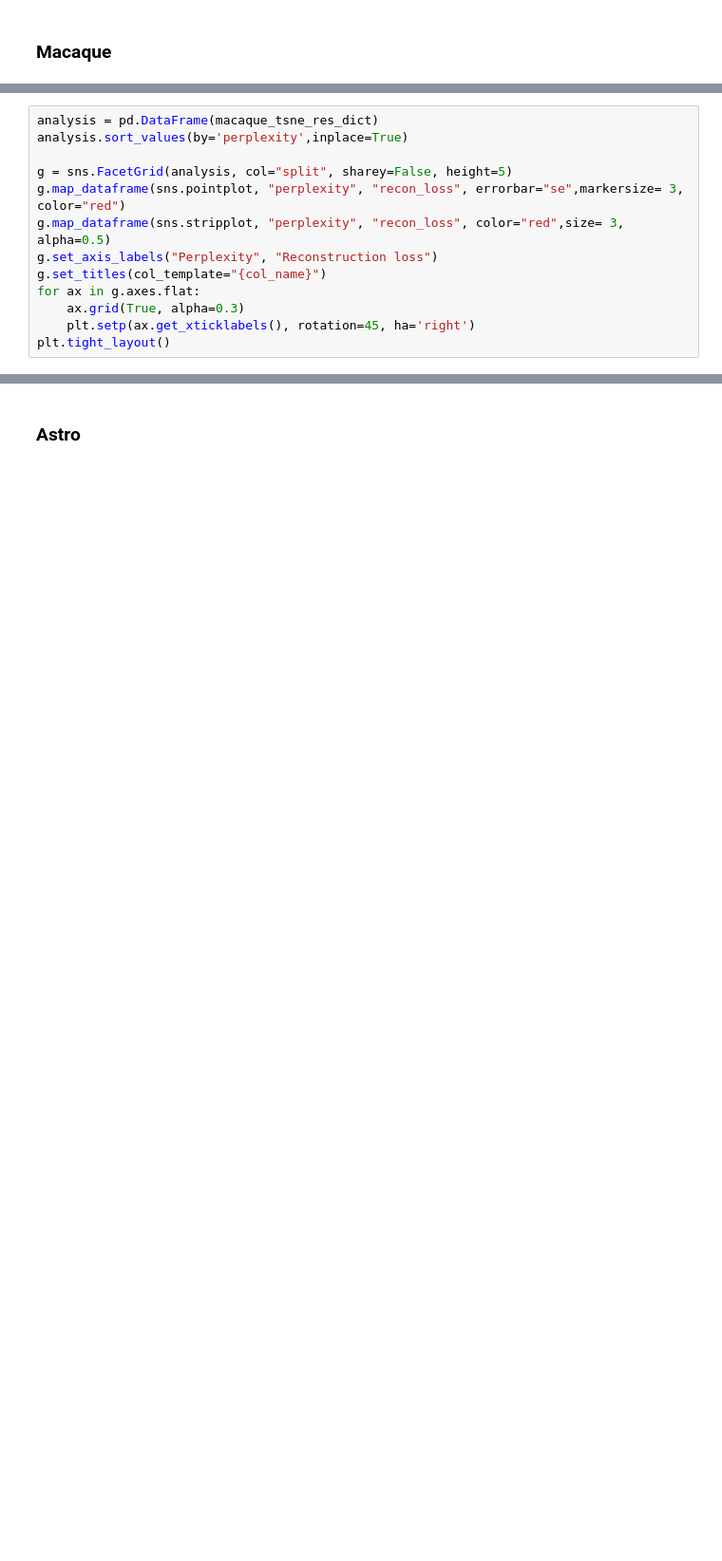
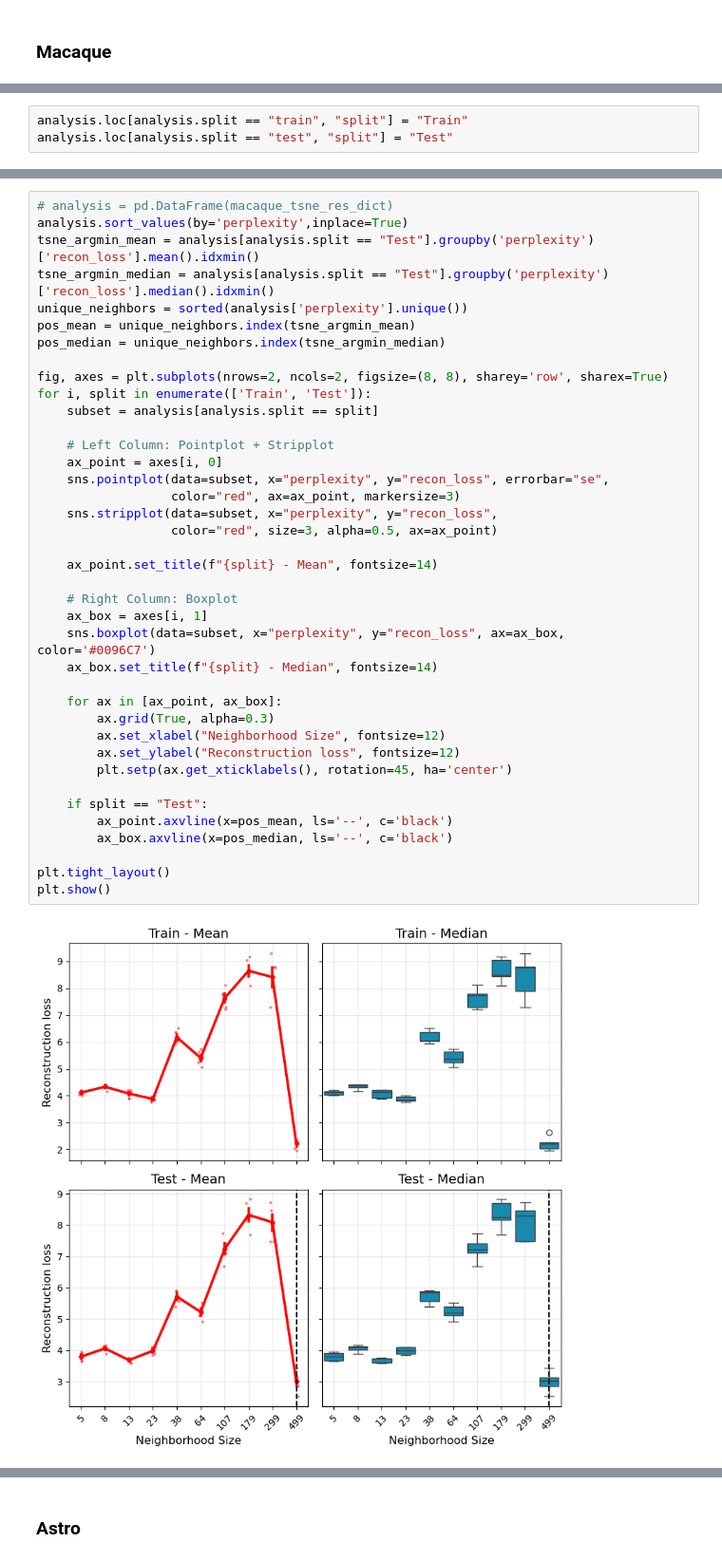
Before and after one commit to DataSlingers/MEDAL, a Jupyter notebook: notebooks/compare_teachers.ipynb, the cells around one changed output, grey strips where cells are left out. Shown at 95% size. Drawn from its saved outputs; the diff is of its cells as text; blank space fills up the shorter version.

```diff
--- a/notebooks/compare_teachers.ipynb
+++ b/notebooks/compare_teachers.ipynb
@@ -1080,13 +1108,0 @@ FileNotFoundError: [Errno 2] No such file or directory: '/shared/share_mala/irch
-# %%
-analysis = pd.DataFrame(macaque_tsne_res_dict)
-analysis.sort_values(by='perplexity',inplace=True)
-
-g = sns.FacetGrid(analysis, col="split", sharey=False, height=5)
-g.map_dataframe(sns.pointplot, "perplexity", "recon_loss", errorbar="se",markersize= 3, color="red")
-g.map_dataframe(sns.stripplot, "perplexity", "recon_loss", color="red",size= 3, alpha=0.5)
-g.set_axis_labels("Perplexity", "Reconstruction loss")
-g.set_titles(col_template="{col_name}")
-for ax in g.axes.flat:
-    ax.grid(True, alpha=0.3)
-    plt.setp(ax.get_xticklabels(), rotation=45, ha='right')
-plt.tight_layout()
@@ -1094,0 +1109,3 @@ plt.tight_layout()
+# %%
+analysis.loc[analysis.split == "train", "split"] = "Train"
+analysis.loc[analysis.split == "test", "split"] = "Test"
@@ -1094,0 +1128,41 @@ plt.tight_layout()
+# %%
+# analysis = pd.DataFrame(macaque_tsne_res_dict)
+analysis.sort_values(by='perplexity',inplace=True)
+tsne_argmin_mean = analysis[analysis.split == "Test"].groupby('perplexity')['recon_loss'].mean().idxmin()
+tsne_argmin_median = analysis[analysis.split == "Test"].groupby('perplexity')['recon_loss'].median().idxmin()
+unique_neighbors = sorted(analysis['perplexity'].unique())
+pos_mean = unique_neighbors.index(tsne_argmin_mean)
+pos_median = unique_neighbors.index(tsne_argmin_median)
+
+fig, axes = plt.subplots(nrows=2, ncols=2, figsize=(8, 8), sharey='row', sharex=True)
+for i, split in enumerate(['Train', 'Test']):
+    subset = analysis[analysis.split == split]
+
+    # Left Column: Pointplot + Stripplot
+    ax_point = axes[i, 0]
+    sns.pointplot(data=subset, x="perplexity", y="recon_loss", errorbar="se",
+                  color="red", ax=ax_point, markersize=3)
+    sns.stripplot(data=subset, x="perplexity", y="recon_loss",
+                  color="red", size=3, alpha=0.5, ax=ax_point)
+
+    ax_point.set_title(f"{split} - Mean", fontsize=14)
+
+    # Right Column: Boxplot
+    ax_box = axes[i, 1]
+    sns.boxplot(data=subset, x="perplexity", y="recon_loss", ax=ax_box, color='#0096C7')
+    ax_box.set_title(f"{split} - Median", fontsize=14)
+
+    for ax in [ax_point, ax_box]:
+        ax.grid(True, alpha=0.3)
+        ax.set_xlabel("Neighborhood Size", fontsize=12)
+        ax.set_ylabel("Reconstruction loss", fontsize=12)
+        plt.setp(ax.get_xticklabels(), rotation=45, ha='center')
+
+    if split == "Test":
+        ax_point.axvline(x=pos_mean, ls='--', c='black')
+        ax_box.axvline(x=pos_median, ls='--', c='black')
+
+plt.tight_layout()
+plt.show()
+# %% [output]
+[figure, added]
```
Also changed, not shown: parts of 7 cells of this notebook, 3 other files.
